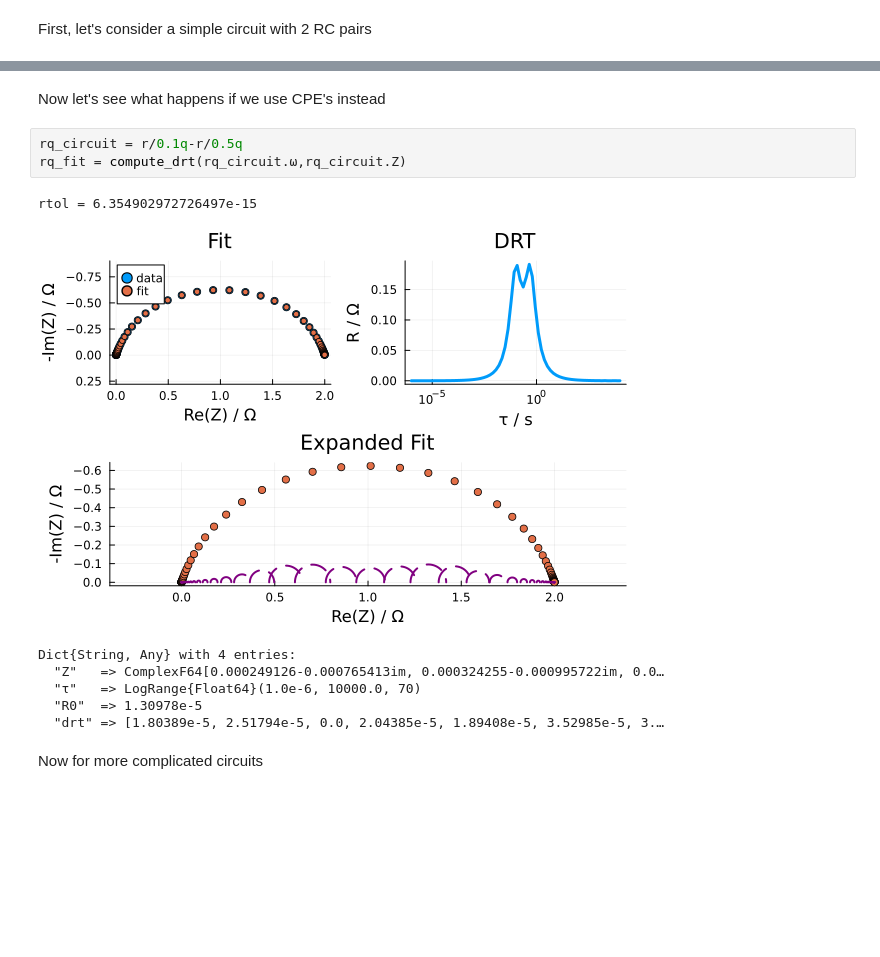
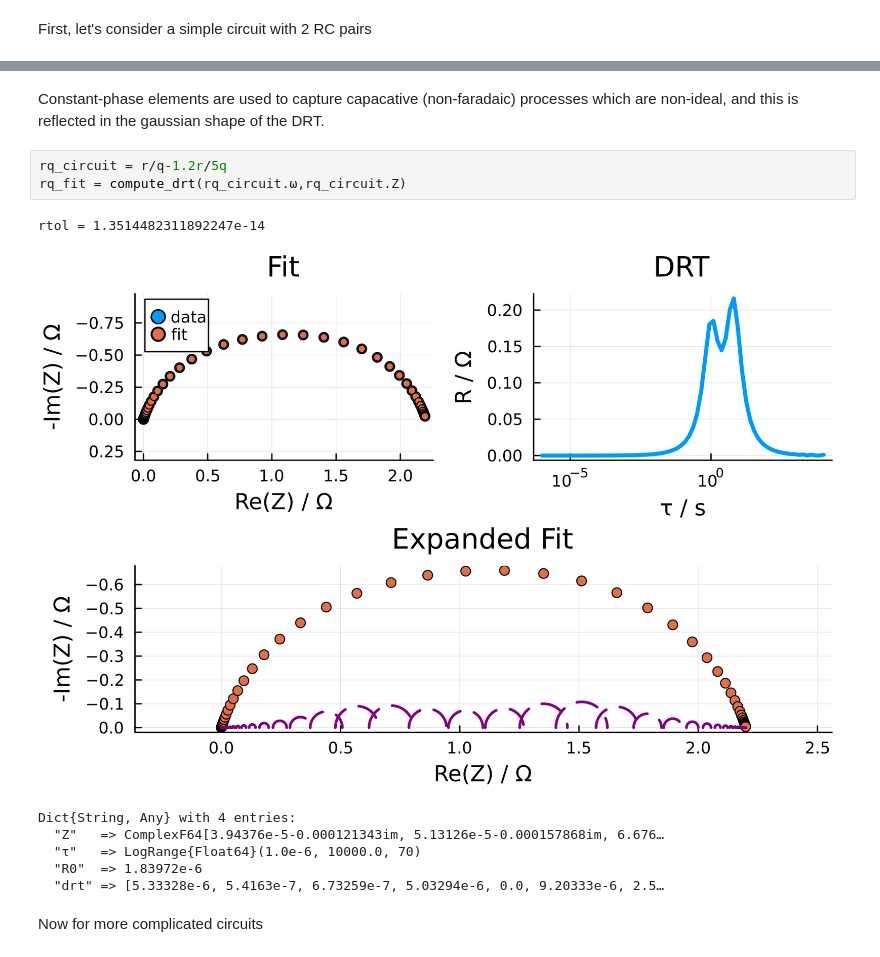
Before and after one commit to bdamerau/EISAnalysis.jl, a Jupyter notebook: Notebooks/DRT.ipynb, the cells around one changed output, grey strips where cells are left out. Cells and saved outputs as stored; diff of their text form; blank space fills up the shorter version.

```diff
--- a/Notebooks/DRT.ipynb
+++ b/Notebooks/DRT.ipynb
@@ -28,19 +30,19 @@ Dict{String, Any} with 4 entries:
   "τ"   => LogRange{Float64}(1.0e-6, 10000.0, 70)
   "R0"  => 0.0
   "drt" => [0.0, 0.0, 0.0, 0.0, 0.0, 0.0, 0.0, 0.0, 0.0, 0.0  …  0.0, 0.0, 0.0,…
-# %% [markdown]
-Now let's see what happens if we use CPE's instead
+# %% [markdown]
+Constant-phase elements are used to capture capacative (non-faradaic) processes which are non-ideal, and this is reflected in the gaussian shape of the DRT.
 # %%
-rq_circuit = r/0.1q-r/0.5q
+rq_circuit = r/q-1.2r/5q
 rq_fit = compute_drt(rq_circuit.ω,rq_circuit.Z)
 # %% [output]
-rtol = 6.354902972726497e-15
+rtol = 1.3514482311892247e-14
-[figure, old version]
+[figure, new version]
 Dict{String, Any} with 4 entries:
-  "Z"   => ComplexF64[0.000249126-0.000765413im, 0.000324255-0.000995722im, 0.0…
+  "Z"   => ComplexF64[3.94376e-5-0.000121343im, 5.13126e-5-0.000157868im, 6.676…
   "τ"   => LogRange{Float64}(1.0e-6, 10000.0, 70)
-  "R0"  => 1.30978e-5
-  "drt" => [1.80389e-5, 2.51794e-5, 0.0, 2.04385e-5, 1.89408e-5, 3.52985e-5, 3.…
+  "R0"  => 1.83972e-6
+  "drt" => [5.33328e-6, 5.4163e-7, 6.73259e-7, 5.03294e-6, 0.0, 9.20333e-6, 2.5…
 # %% [markdown]
 Now for more complicated circuits
 # %%
```
Also changed, not shown: parts of 7 cells of this notebook, 7 other files.
